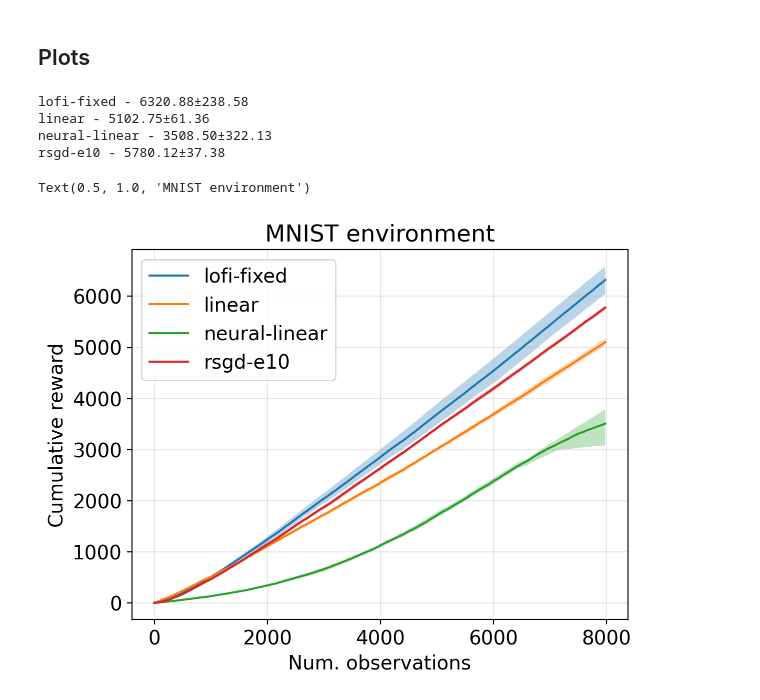
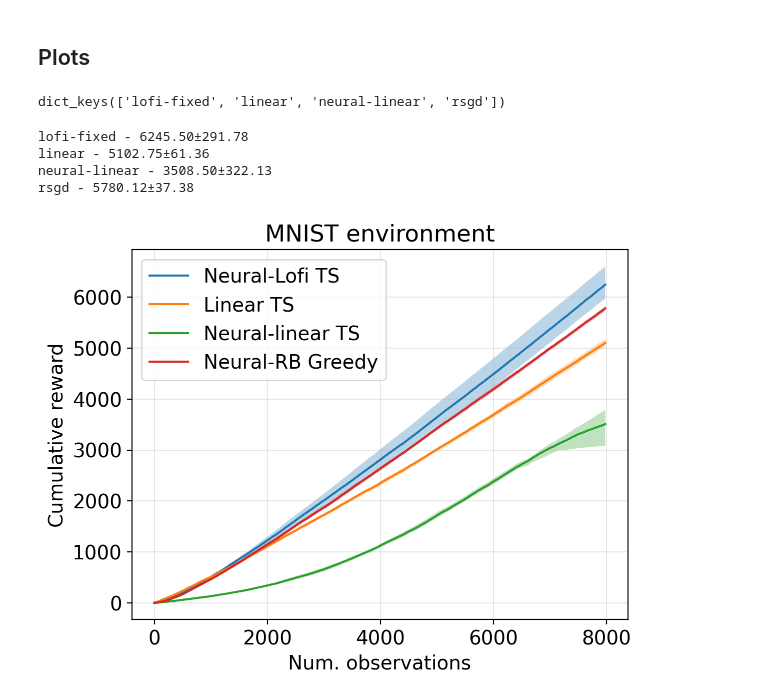
Before and after one commit to probml/bandits, a Jupyter notebook: demos/bandit-arena2.ipynb, the cells around one changed output. Drawn from its saved outputs; the diff is of its cells as text; code cells hidden in the pictures.

Commit message:
feat: bandit-arena2

```diff
--- a/demos/bandit-arena2.ipynb
+++ b/demos/bandit-arena2.ipynb
@@ -34,8 +2,0 @@ bel_bandit, output_train = btrain.run_bandit(key_run, bandit, bel_warmup, env, t
-# %%
-key = jax.random.PRNGKey(314)
-n_train = 5000
-name = "statlog"
-path = "../bandit-data/"
-
-env = TabularEnvironment(key, name, n_train, path=path)
-type(env)
@@ -399,32 +359,50 @@ Wall time: 2.7 s
 # %% [markdown]
 ## Plots
+# %%
+results.keys()
+# %% [output]
+dict_keys(['lofi-fixed', 'linear', 'neural-linear', 'rsgd'])
+# %%
+name_mapping = {
+    "lofi-fixed": "Neural-Lofi TS",
+    "linear": "Linear TS",
+    "neural-linear": "Neural-linear TS",
+    "rsgd": "Neural-RB Greedy",
+}
+# %%
+filename = "bandit-showdown-mem10.pkl"
+path = os.path.join("output", "results", filename)
+
+with open(path, "wb") as f:
+    pickle.dump(results, f)
 # %%
 for name, res in results.items():
+    label = name_mapping[name]
     rewards = res["hist_train"]["rewards"]
     mean_reward = rewards.sum(axis=1).mean()
     std_reward = rewards.sum(axis=1).std()
 
     rewards = pd.DataFrame(rewards).T.cumsum(axis=0)
     print(f"{name} - {mean_reward:0.2f}±{std_reward:0.2f}")
 
     nsteps = len(rewards)
     rmean = rewards.mean(axis=1)
     ubound = rewards.quantile(0.9, axis=1)
     lbound = rewards.quantile(0.1, axis=1)
 
     plt.fill_between(rewards.index, lbound, ubound, alpha=0.3)
-    plt.plot(rewards.index, rmean, label=name)
+    plt.plot(rewards.index, rmean, label=label)
 
 # plt.plot([0, nsteps], [0, nsteps], c="tab:gray", linewidth=1, linestyle="--", label="oracle")
 plt.legend()
 plt.grid(alpha=0.3)
 plt.ylabel("Cumulative reward")
 plt.xlabel("Num. observations")
 plt.title("MNIST environment")
+plt.savefig("./output/figures/mnist-bandits-memory10.pdf")
 # %% [output]
-lofi-fixed - 6320.88±238.58
+lofi-fixed - 6245.50±291.78
 linear - 5102.75±61.36
 neural-linear - 3508.50±322.13
-rsgd-e10 - 5780.12±37.38
+rsgd - 5780.12±37.38
-Text(0.5, 1.0, 'MNIST environment')
-[figure, old version]
+[figure, new version]
```
Also changed, not shown: parts of 15 cells of this notebook.
